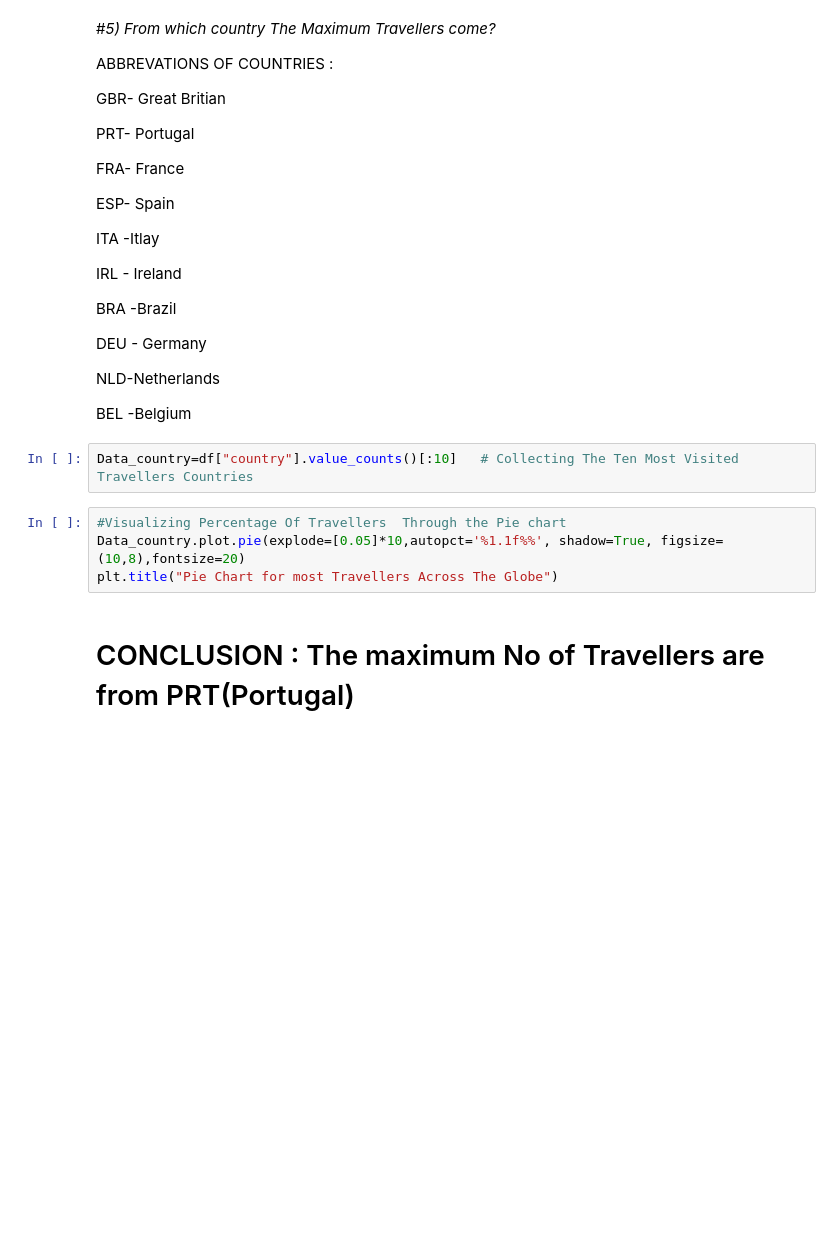
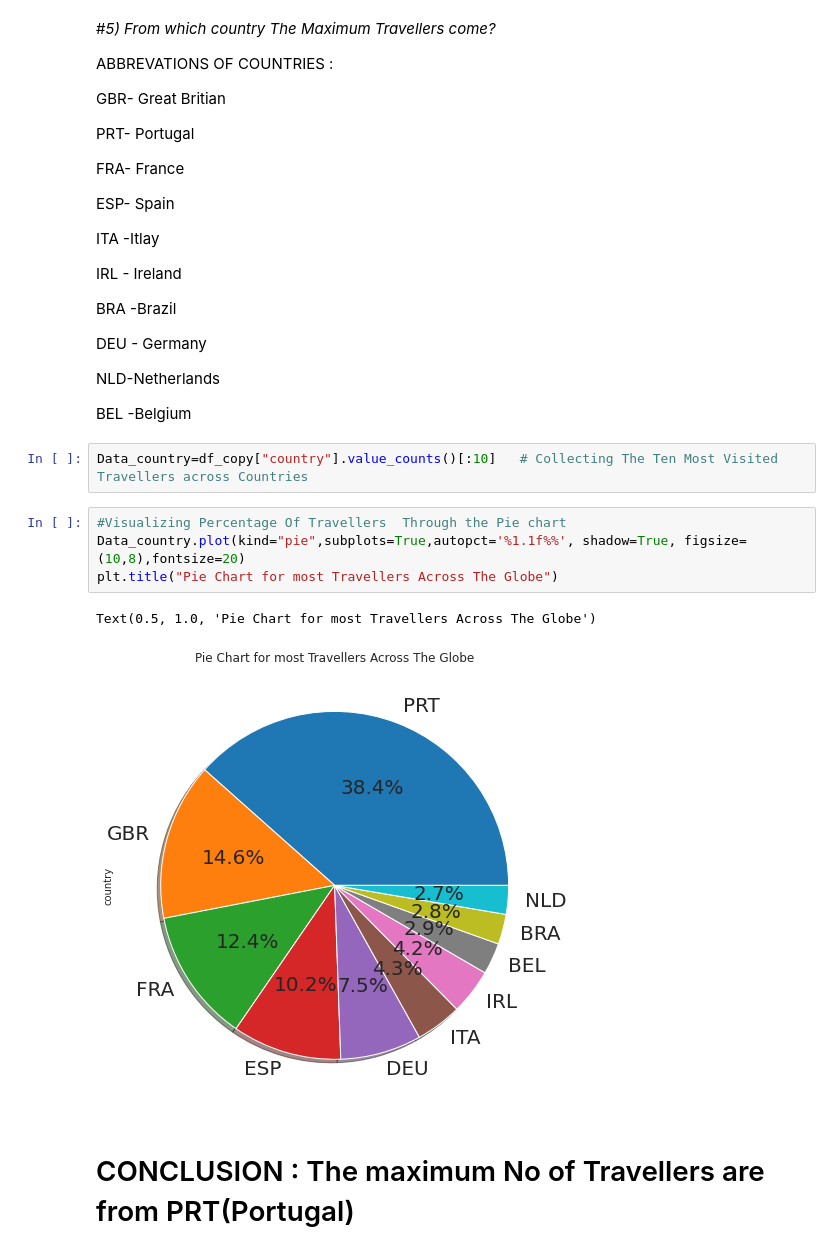
Before and after one commit to Anas182000/HOTEL-BOOKING-ANALYSIS, a Jupyter notebook: ON_MY_OWN_HOTEL_BOOKING_ANALYSIS.ipynb, the cells around one changed output. Saved outputs shown, nothing was run; the diff lists cells and outputs as text; blank space fills up the shorter version.

```diff
--- a/ON_MY_OWN_HOTEL_BOOKING_ANALYSIS.ipynb
+++ b/ON_MY_OWN_HOTEL_BOOKING_ANALYSIS.ipynb
@@ -214,11 +344,14 @@ NLD-Netherlands
 
 BEL -Belgium
 # %%
-Data_country=df["country"].value_counts()[:10]   # Collecting The Ten Most Visited Travellers Countries
+Data_country=df_copy["country"].value_counts()[:10]   # Collecting The Ten Most Visited Travellers across Countries
 # %%
 #Visualizing Percentage Of Travellers  Through the Pie chart
-Data_country.plot.pie(explode=[0.05]*10,autopct='%1.1f%%', shadow=True, figsize=(10,8),fontsize=20)
+Data_country.plot(kind="pie",subplots=True,autopct='%1.1f%%', shadow=True, figsize=(10,8),fontsize=20)
 plt.title("Pie Chart for most Travellers Across The Globe")
+# %% [output]
+Text(0.5, 1.0, 'Pie Chart for most Travellers Across The Globe')
+[figure, added]
 # %% [markdown]
 # CONCLUSION : The maximum No of Travellers are from PRT(Portugal)
 # %%
```
Also changed, not shown: parts of 49 cells of this notebook.
